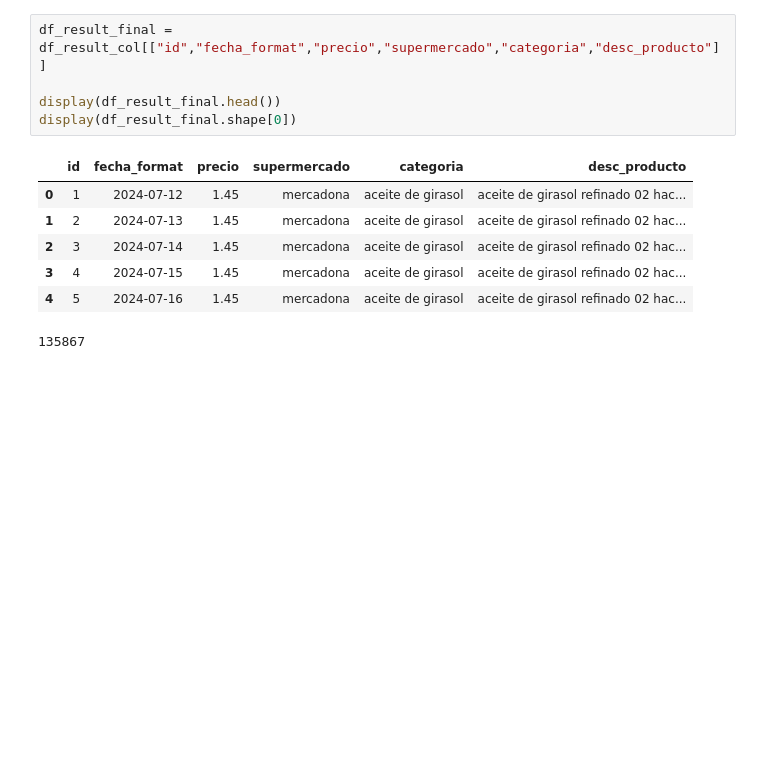
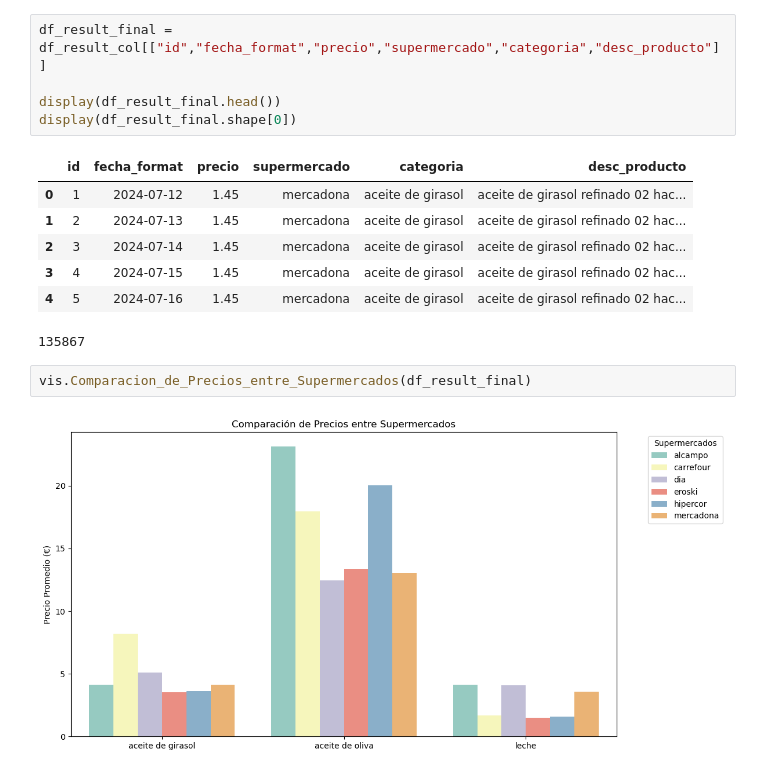
Before and after one commit to santiagorodriguez-dev/Proyecto4-AnalisisSupermercados, a Jupyter notebook: notebooks/03_eda_visualizacion.ipynb, the cells around one changed output. Cells and saved outputs as stored; diff of their text form; blank space fills up the shorter version.

```diff
--- a/notebooks/03_eda_visualizacion.ipynb
+++ b/notebooks/03_eda_visualizacion.ipynb
@@ -126,3 +127,7 @@ display(df_result_final.shape[0])
 | 3 | 4 | 2024-07-15 | 1.45 | mercadona | aceite de girasol | aceite de girasol refinado 02 hac... |
 | 4 | 5 | 2024-07-16 | 1.45 | mercadona | aceite de girasol | aceite de girasol refinado 02 hac... |
 135867
+# %%
+vis.Comparacion_de_Precios_entre_Supermercados(df_result_final)
+# %% [output]
+[figure, added]
```
Also changed, not shown: parts of 1 cell of this notebook, 1 other file.
